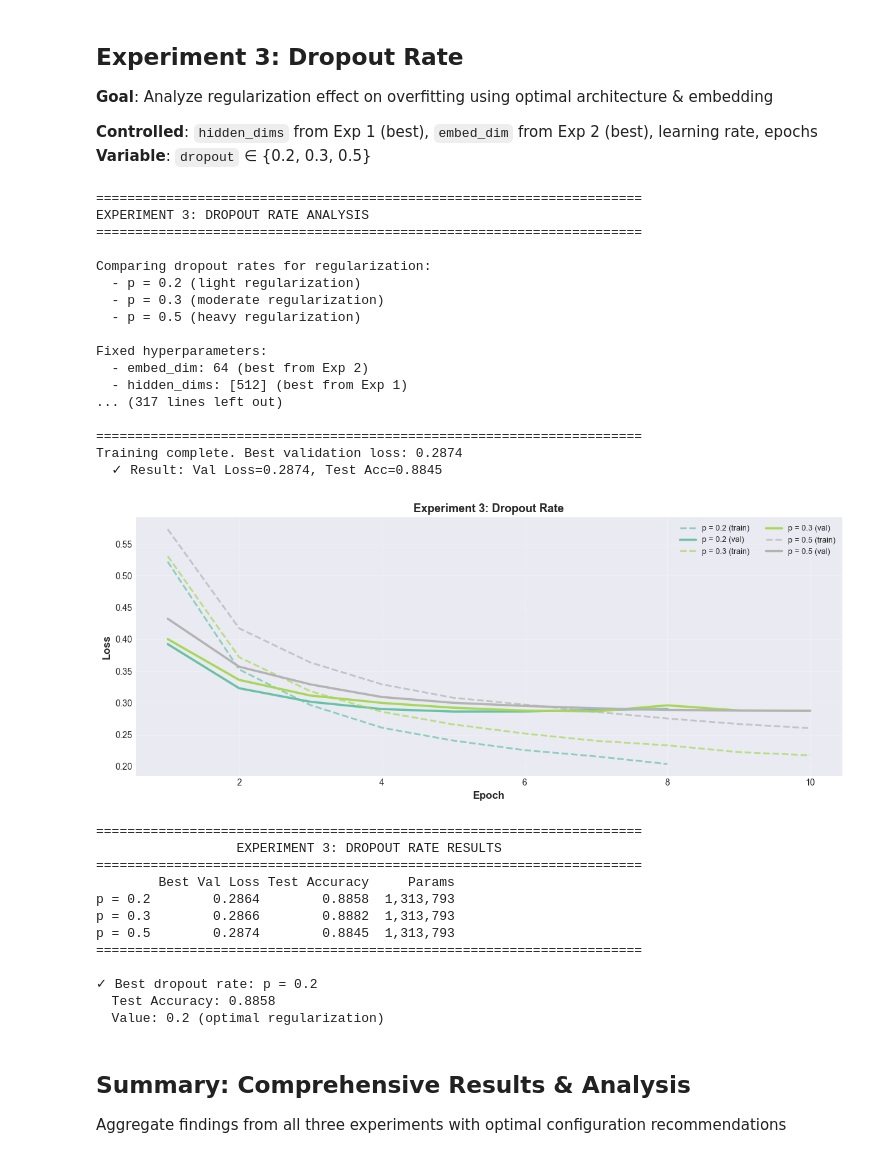
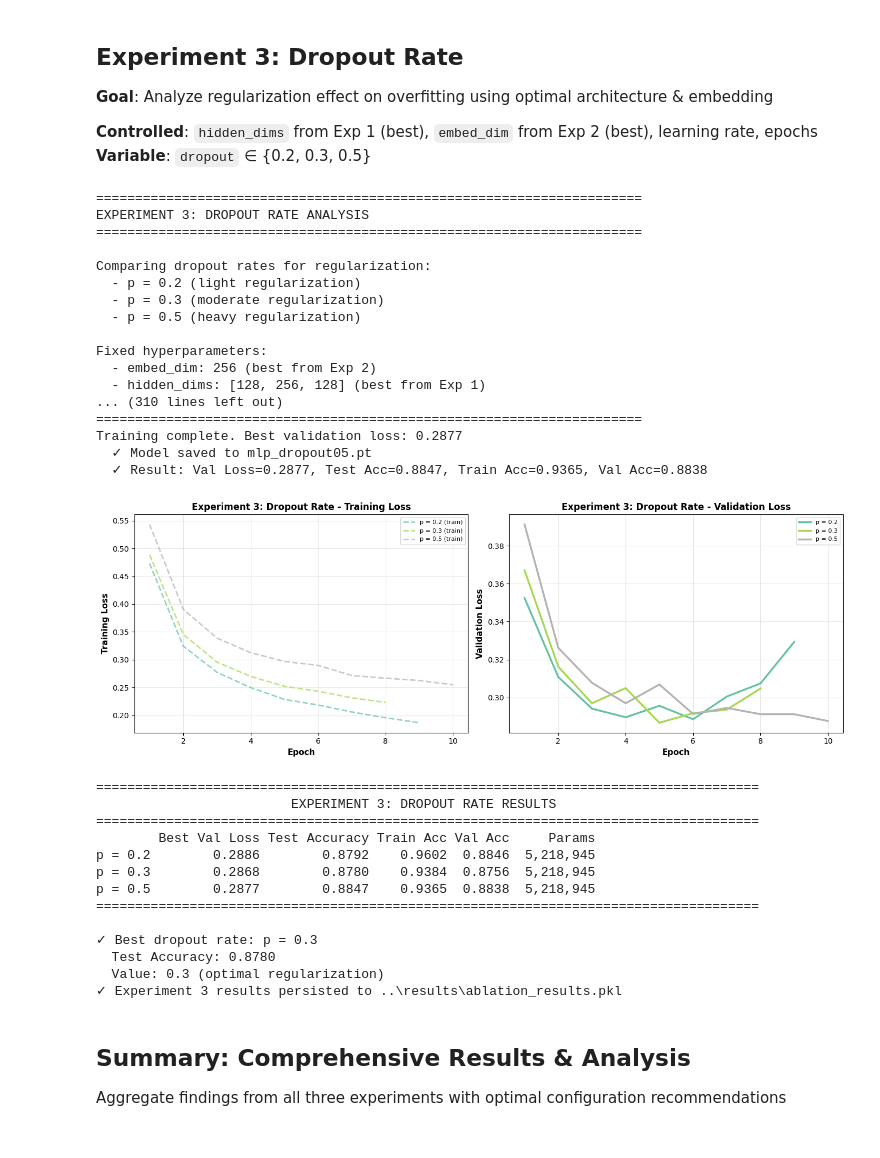
Before and after one commit to dateddy/523V0015_523K0078_Midterm, a Jupyter notebook: notebooks/02_mlp.ipynb, the cells around one changed output. Saved outputs shown, nothing was run; the diff lists cells and outputs as text; code cells hidden in the pictures.

```diff
--- a/notebooks/02_mlp.ipynb
+++ b/notebooks/02_mlp.ipynb
@@ -504,66 +582,88 @@ print("-"*70)
 
 dropout_histories = {}
 dropout_results = {}
+dropout_models = {}
 
-for name, cfg in dropout_configs.items():
+# Save names for each config
+dropout_save_names = ['mlp_dropout02', 'mlp_dropout03', 'mlp_dropout05']
+
+for (name, cfg), save_name in zip(dropout_configs.items(), dropout_save_names):
     print(f'\n[Training] {name}')
     print(f"  Config: embed_dim={cfg['embed_dim']}, hidden_dims={cfg['hidden_dims']}, dropout={cfg['dropout']}")
 
-    hist, best_val_loss, test_acc, n_params = train_model(cfg, num_epochs=NUM_EPOCHS, device=device)
+    hist, best_val_loss, test_acc, n_params, model = train_model(cfg, num_epochs=NUM_EPOCHS, device=device, model_save_name=save_name)
 
     dropout_histories[name] = hist
     dropout_results[name] = {
         'best_val_loss': best_val_loss,
         'test_acc': test_acc,
+        'train_acc': hist['train_acc'],
+        'val_acc': hist['val_acc'],
         'params': n_params
     }
+    dropout_models[name] = model
 
-    print(f"  ✓ Result: Val Loss={best_val_loss:.4f}, Test Acc={test_acc:.4f}")
+    print(f"  ✓ Result: Val Loss={best_val_loss:.4f}, Test Acc={test_acc:.4f}, Train Acc={hist['train_acc']:.4f}, Val Acc={hist['val_acc']:.4f}")
 
 # Visualize results
-plot_curves(dropout_histories, metric='loss', title='Experiment 3: Dropout Rate')
+plot_loss_accuracy_curves(dropout_histories, title_prefix='Experiment 3: Dropout Rate')
 
 # Print results table
 print_results_table(dropout_results, title='EXPERIMENT 3: DROPOUT RATE RESULTS')
 
 # Identify best configuration
 best_dropout_name = min(dropout_results, key=lambda x: dropout_results[x]['best_val_loss'])
 best_dropout_config = dropout_configs[best_dropout_name]
 best_dropout = best_dropout_config['dropout']
 print(f"✓ Best dropout rate: {best_dropout_name}")
 print(f"  Test Accuracy: {dropout_results[best_dropout_name]['test_acc']:.4f}")
 print(f"  Value: {best_dropout} (optimal regularization)")
+
+# Persist Experiment 3 results so Summary can load later
+import pickle
+result_cache_path = Path('../results/ablation_results.pkl')
+if result_cache_path.exists():
+    with open(result_cache_path, 'rb') as f:
+        cache = pickle.load(f)
+else:
+    cache = {}
+cache['dropout_results'] = dropout_results
+cache['best_dropout'] = best_dropout
+with open(result_cache_path, 'wb') as f:
+    pickle.dump(cache, f)
+print(f"✓ Experiment 3 results persisted to {result_cache_path}")
 # %% [output]
 ======================================================================
 EXPERIMENT 3: DROPOUT RATE ANALYSIS
 ======================================================================
 
 Comparing dropout rates for regularization:
   - p = 0.2 (light regularization)
   - p = 0.3 (moderate regularization)
   - p = 0.5 (heavy regularization)
 
 Fixed hyperparameters:
-  - embed_dim: 64 (best from Exp 2)
-  - hidden_dims: [512] (best from Exp 1)
-... (317 lines left out)
-
+  - embed_dim: 256 (best from Exp 2)
+  - hidden_dims: [128, 256, 128] (best from Exp 1)
+... (310 lines left out)
 ======================================================================
-Training complete. Best validation loss: 0.2874
-  ✓ Result: Val Loss=0.2874, Test Acc=0.8845
+Training complete. Best validation loss: 0.2877
+  ✓ Model saved to mlp_dropout05.pt
+  ✓ Result: Val Loss=0.2877, Test Acc=0.8847, Train Acc=0.9365, Val Acc=0.8838
-[figure, old version]
+[figure, new version]
-======================================================================
-                  EXPERIMENT 3: DROPOUT RATE RESULTS
-======================================================================
-        Best Val Loss Test Accuracy     Params
-p = 0.2        0.2864        0.8858  1,313,793
-p = 0.3        0.2866        0.8882  1,313,793
-p = 0.5        0.2874        0.8845  1,313,793
-======================================================================
+=====================================================================================
+                         EXPERIMENT 3: DROPOUT RATE RESULTS
+=====================================================================================
+        Best Val Loss Test Accuracy Train Acc Val Acc     Params
+p = 0.2        0.2886        0.8792    0.9602  0.8846  5,218,945
+p = 0.3        0.2868        0.8780    0.9384  0.8756  5,218,945
+p = 0.5        0.2877        0.8847    0.9365  0.8838  5,218,945
+=====================================================================================
 
-✓ Best dropout rate: p = 0.2
-  Test Accuracy: 0.8858
-  Value: 0.2 (optimal regularization)
+✓ Best dropout rate: p = 0.3
+  Test Accuracy: 0.8780
+  Value: 0.3 (optimal regularization)
+✓ Experiment 3 results persisted to ..\results\ablation_results.pkl
 # %% [markdown]
 ## Summary: Comprehensive Results & Analysis
 
```
Also changed, not shown: parts of 8 cells of this notebook, 35 other files.
